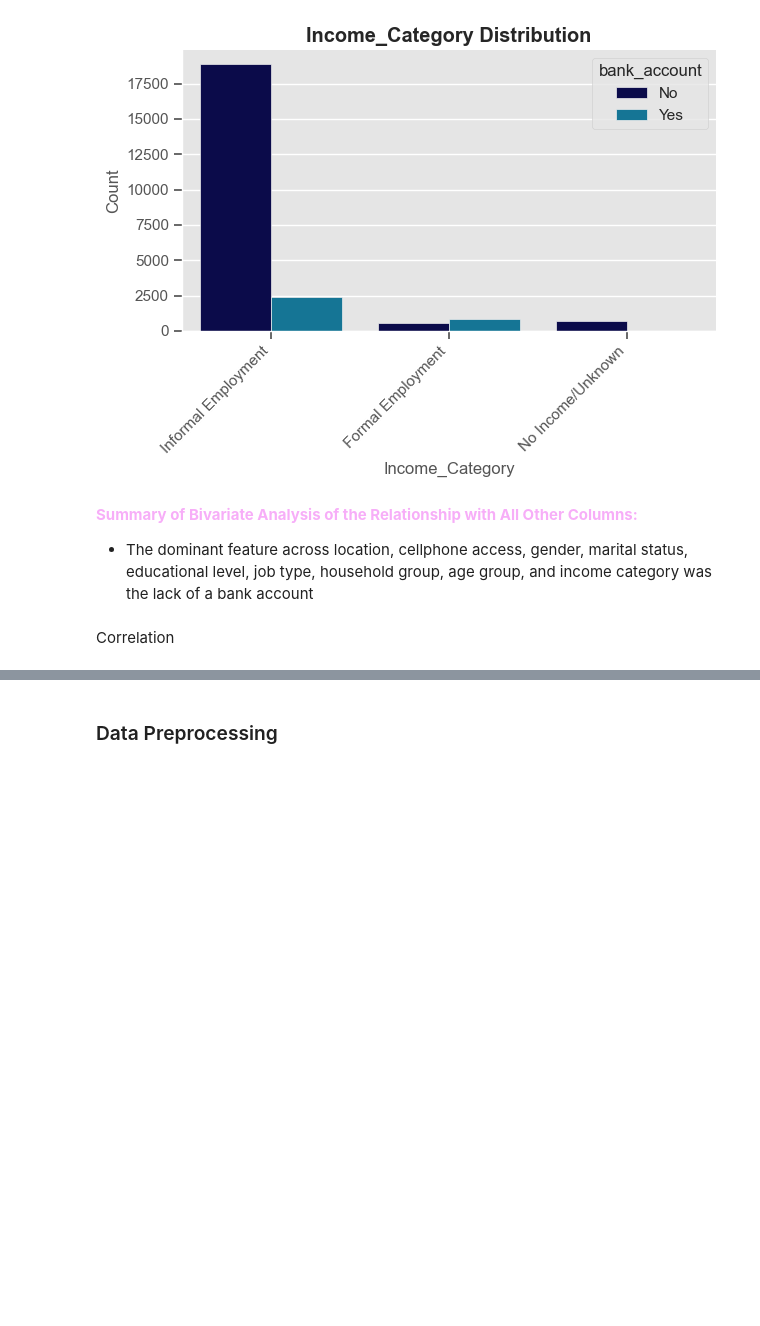
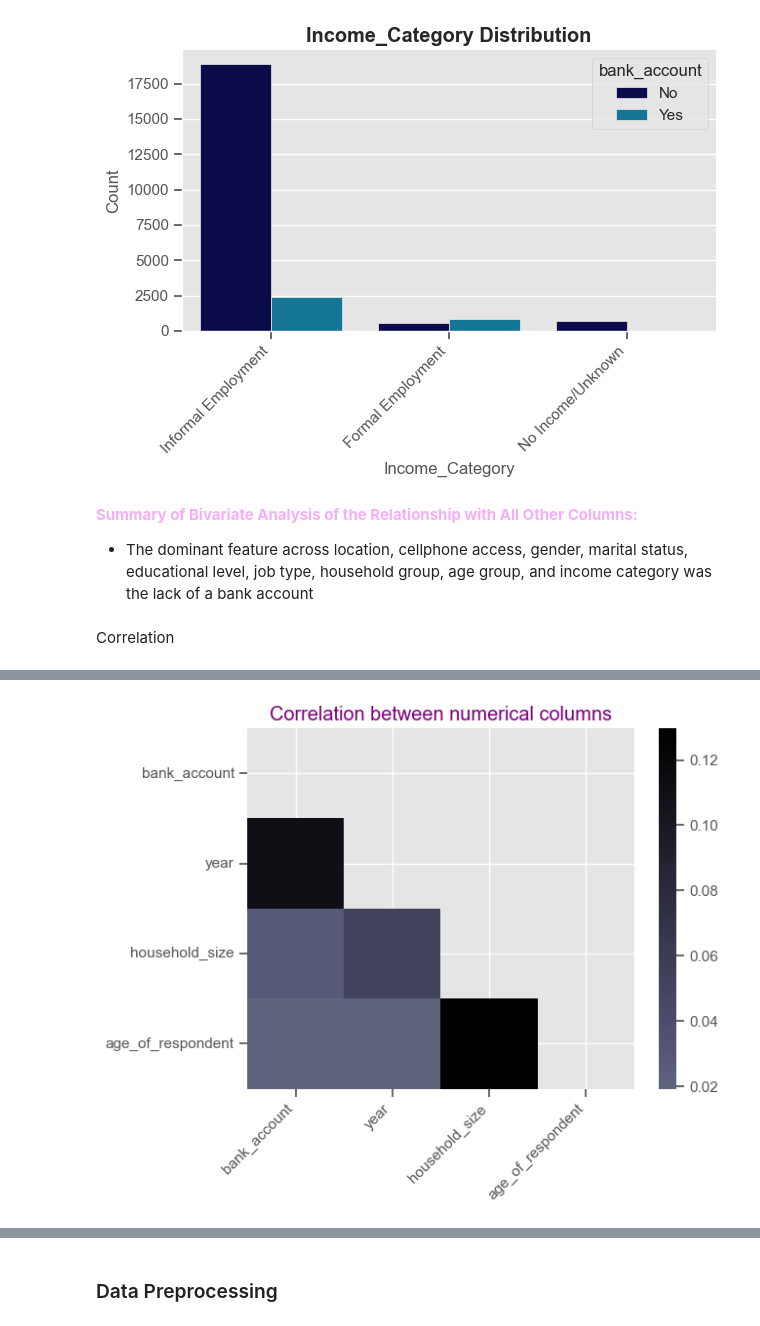
Before and after one commit to WaeniKakenyi/Financial_inclusion_in_Africa, a Jupyter notebook: Financial_inclusion_in_africa.ipynb, the cells around one changed output, grey strips where cells are left out. Saved outputs shown, nothing was run; the diff lists cells and outputs as text; code cells hidden in the pictures; blank space fills up the shorter version.

```diff
--- a/Financial_inclusion_in_africa.ipynb
+++ b/Financial_inclusion_in_africa.ipynb
@@ -711,0 +686,17 @@ location_type: 0.087
+# %%
+# Correlation between the bank account and the other numerical categories
+encoder = OneHotEncoder(drop='first',sparse_output=False)
+bank_account_encoded = pd.DataFrame(encoder.fit_transform(data[['bank_account']]), columns=['bank_account'])
+
+bank_account_encoded_df = pd.concat([bank_account_encoded, data[numerical]], axis=1)
+
+# Calculate the correlation between the numerical columns and the encoded bank_account column
+correlations = bank_account_encoded_df.corr().abs()
+
+# Color-code the correlations based on their values
+corr_table = correlations.style.background_gradient(cmap='Greens', axis=None).format(precision=3)
+
+print(f"\033[1;35mCorrelation in the numerical columns: \033[35m")
+
+# Display the table
+corr_table
@@ -712,3 +710,10 @@ location_type: 0.087
+# %%
+# Display the heatmap
+sns.heatmap(correlations,mask=np.triu(np.ones_like(correlations,dtype=bool)), cmap='bone_r',center=0, facecolor=None)
+plt.title('Correlation between numerical columns', color='purple')
+plt.xticks(rotation=45,horizontalalignment="right");
+# %% [output]
+[figure, added]
 # %% [markdown]
 <span style="color:#f7aef8">**Summary of the Correlation between bank_account and other columns:**</span>
 
```
Also changed, not shown: parts of 24 cells of this notebook.
